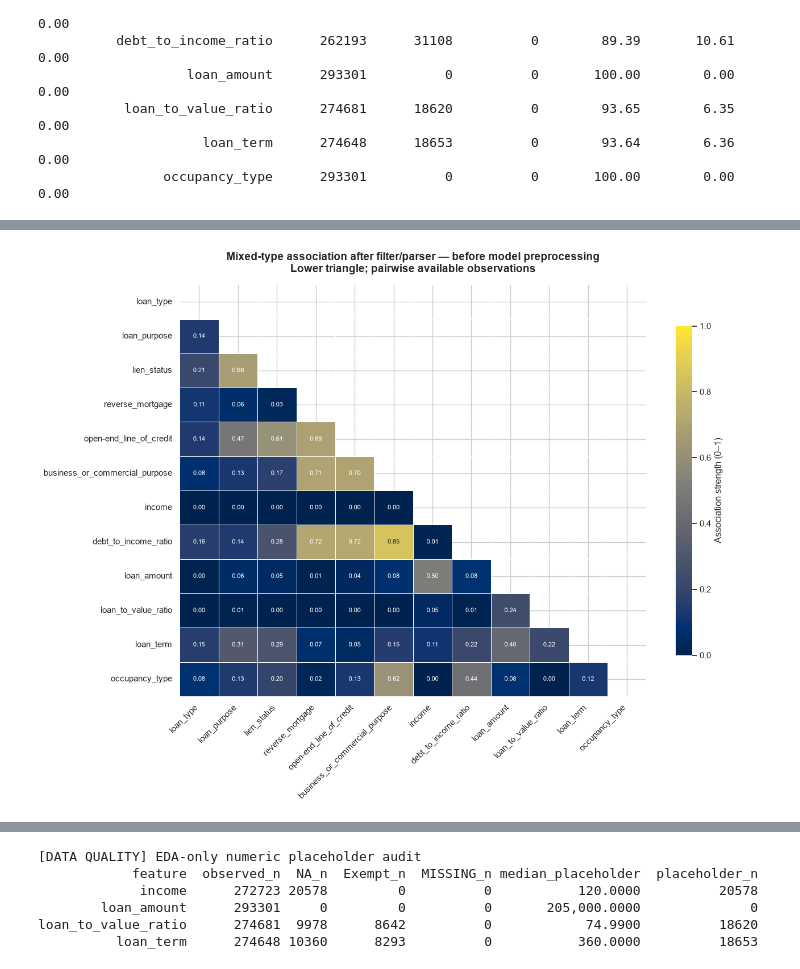
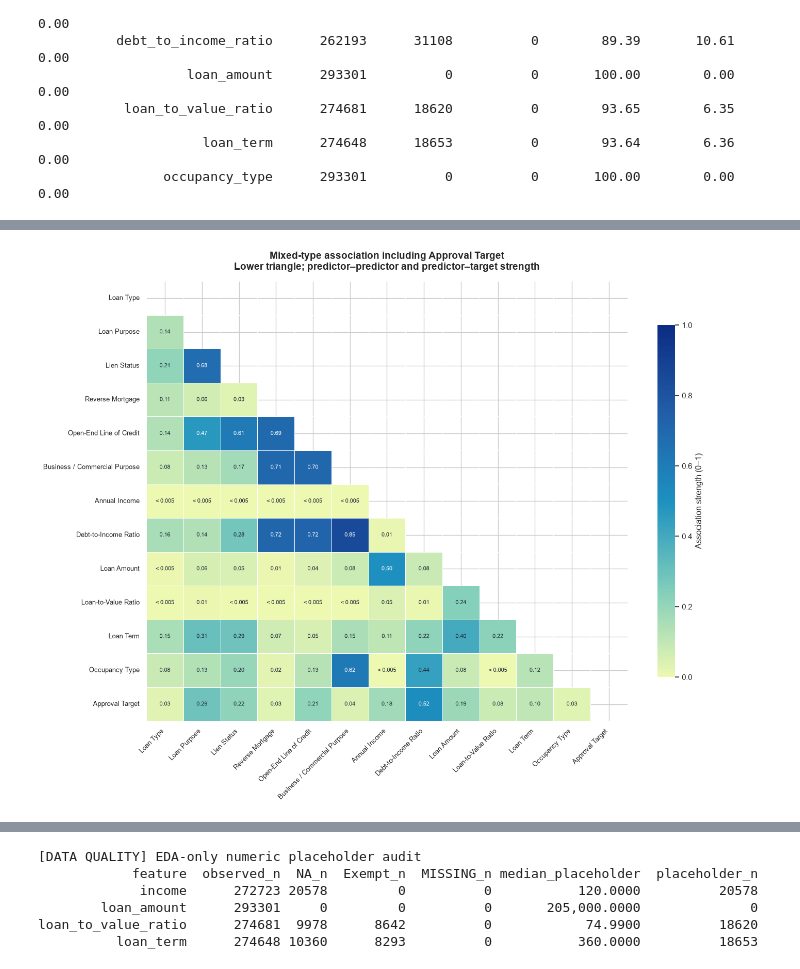
Before and after one commit to DAP391m-Group12/DAP391m, a Jupyter notebook: notebooks/eda_datasetB/01_eda_search.ipynb, the cells around one changed output, grey strips where cells are left out. Cells and saved outputs as stored; diff of their text form; code cells hidden in the pictures.

```diff
--- a/notebooks/eda_datasetB/01_eda_search.ipynb
+++ b/notebooks/eda_datasetB/01_eda_search.ipynb
@@ -3522,8 +776,10 @@ for row_index, feature in enumerate(EDA_V2_NUMERIC_FEATURES):
         linewidth=1.4,
         label=f"Median = {values.median():,.2f}",
     )
-    distribution_axis.set_title(f"{feature} — central P1–P99")
-    distribution_axis.set_xlabel("Parsed value")
+    _feat_label = EDA_V2_FEATURE_LABELS.get(feature, feature)
+    _unit = EDA_V2_NUMERIC_UNITS.get(feature, "")
+    distribution_axis.set_title(f"{_feat_label} — central P1–P99")
+    distribution_axis.set_xlabel(f"Parsed value ({_unit})" if _unit else "Parsed value")
     distribution_axis.set_ylabel("Record count")
     distribution_axis.legend(frameon=False)
 
@@ -3543,8 +799,8 @@ for row_index, feature in enumerate(EDA_V2_NUMERIC_FEATURES):
         tail_axis.set_xscale("log")
     tail_axis.yaxis.set_major_formatter(PercentFormatter(1))
     tail_axis.set_ylim(0, 1.01)
-    tail_axis.set_title(f"{feature} — full-range ECDF")
-    tail_axis.set_xlabel("Parsed value")
+    tail_axis.set_title(f"{_feat_label} — full-range ECDF")
+    tail_axis.set_xlabel(f"Parsed value ({_unit})" if _unit else "Parsed value")
     tail_axis.set_ylabel("Cumulative share")
 
 for axis in eda_v2_numeric_axes.flat:
@@ -3604,12 +863,18 @@ eda_v2_categorical_figure, eda_v2_categorical_axes = plt.subplots(
 for axis, feature in zip(
     eda_v2_categorical_axes.flat, EDA_V2_CATEGORICAL_FEATURES
 ):
+    _cat_label_map = EDA_V2_CATEGORY_LABELS.get(feature, {})
     plot_data = (
         eda_v2_categorical_frequency.loc[
             eda_v2_categorical_frequency["feature"].eq(feature)
         ]
         .sort_values(["n", "category"], ascending=[True, True])
         .reset_index(drop=True)
+    )
+    plot_data = plot_data.assign(
+        display_label=plot_data["category"].map(
+            lambda c: _cat_label_map.get(str(c), str(c))
+        )
     )
     colors = plot_data["state"].map(
         {
@@ -3619,7 +884,7 @@ for axis, feature in zip(
         }
     )
     bars = axis.barh(
-        plot_data["category"],
+        plot_data["display_label"],
         plot_data["n"],
         color=colors,
         edgecolor=EDA_V2_COLORS["reference"],
@@ -3632,7 +897,7 @@ for axis, feature in zip(
             bar.set_hatch("...")
     maximum = max(float(plot_data["n"].max()), 1.0)
     axis.set_xlim(0, maximum * 1.24)
-    axis.set_title(feature, fontweight="bold")
+    axis.set_title(EDA_V2_FEATURE_LABELS.get(feature, feature), fontweight="bold")
     axis.set_xlabel("Record count")
     axis.set_ylabel("")
     axis.xaxis.set_major_formatter(
@@ -3794,6 +1294,31 @@ for left_index, left in enumerate(EDA_V2_FEATURES):
             }
         )
 
+_target_key = "approval_outcome"
+eda_v2_association[_target_key] = np.nan
+eda_v2_association.loc[_target_key] = np.nan
+eda_v2_association.loc[_target_key, _target_key] = 1.0
+for feature in EDA_V2_FEATURES:
+    if feature in _numeric_set:
+        target_row = eda_v2_target_numeric_association.set_index("feature").loc[feature]
+        value = abs(float(target_row["spearman_rho"]))
+        method = "abs_spearman_with_target"
+    else:
+        target_row = eda_v2_target_categorical_association.set_index("feature").loc[feature]
+        value = float(target_row["cramers_v"])
+        method = "bias_corrected_cramers_v_with_target"
+    eda_v2_association.loc[feature, _target_key] = value
+    eda_v2_association.loc[_target_key, feature] = value
+    eda_v2_association_rows.append(
+        {
+            "left": feature,
+            "right": _target_key,
+            "method": method,
+            "pair_n": int(target_row["pair_n"]),
+            "association_strength": value,
+        }
+    )
+
 eda_v2_association_pairs = (
     pd.DataFrame(eda_v2_association_rows)
     .sort_values(
@@ -3802,7 +1327,8 @@ eda_v2_association_pairs = (
     )
     .reset_index(drop=True)
 )
-assert len(eda_v2_association_pairs) == 66
+assert eda_v2_association.shape == (13, 13)
+assert len(eda_v2_association_pairs) == 78
 assert np.isfinite(eda_v2_association.to_numpy()).all()
 assert np.allclose(
     eda_v2_association.to_numpy(), eda_v2_association.to_numpy().T
@@ -3812,8 +1338,11 @@ _mask = np.triu(
     np.ones_like(eda_v2_association, dtype=bool),
     k=0,
 )
+_association_labels = eda_v2_association.map(
+    lambda value: "< 0.005" if 0 < value < 0.005 else f"{value:.2f}"
+)
 eda_v2_association_figure, eda_v2_association_axis = plt.subplots(
-    figsize=(13, 10)
+    figsize=(14, 11)
 )
 sns.heatmap(
     eda_v2_association,
@@ -3821,43 +1350,55 @@ sns.heatmap(
     cmap=EDA_V2_ASSOCIATION_CMAP,
     vmin=0,
     vmax=1,
-    annot=True,
-    fmt=".2f",
+    annot=_association_labels,
+    fmt="",
     annot_kws={"fontsize": 8},
     linewidths=0.5,
     linecolor="white",
     cbar_kws={"label": "Association strength (0–1)", "shrink": 0.8},
     ax=eda_v2_association_axis,
 )
+for text, value in zip(
+    eda_v2_association_axis.texts, eda_v2_association.to_numpy()[~_mask]
+):
+    text.set_color("white" if value >= 0.45 else EDA_V2_COLORS["text"])
 eda_v2_association_axis.set_title(
-    "Mixed-type association after filter/parser — before model preprocessing\n"
-    "Lower triangle; pairwise available observations",
+    "Mixed-type association including Approval Target\n"
+    "Lower triangle; predictor–predictor and predictor–target strength",
     fontsize=14,
     fontweight="bold",
     pad=16,
 )
 eda_v2_association_axis.set_xlabel("")
 eda_v2_association_axis.set_ylabel("")
+_association_display_labels = {**EDA_V2_FEATURE_LABELS, _target_key: "Approval Target"}
+_hm_labels = [_association_display_labels.get(t.get_text(), t.get_text())
+               for t in eda_v2_association_axis.get_xticklabels()]
 eda_v2_association_axis.set_xticklabels(
-    eda_v2_association_axis.get_xticklabels(),
+    _hm_labels,
     rotation=45,
     ha="right",
+    fontsize=9,
 )
+_hm_ylabels = [_association_display_labels.get(t.get_text(), t.get_text())
+               for t in eda_v2_association_axis.get_yticklabels()]
 eda_v2_association_axis.set_yticklabels(
-    eda_v2_association_axis.get_yticklabels(),
+    _hm_ylabels,
     rotation=0,
+    fontsize=9,
 )
+del _hm_labels, _hm_ylabels, _association_display_labels
 eda_v2_association_figure.tight_layout()
 plt.show()
 
 print("[RESULT] Strongest mixed-type associations")
 print(
     eda_v2_association_pairs.head(10).to_string(
         index=False,
         formatters={"association_strength": "{:.4f}".format},
     )
 )
-del _numeric_set, _mask
+del _numeric_set, _mask, _association_labels, _target_key, target_row
 # %% [output]
-[figure, old version]
+[figure, new version]
 [RESULT] Strongest mixed-type associations
```
Also changed, not shown: parts of 116 cells of this notebook.
